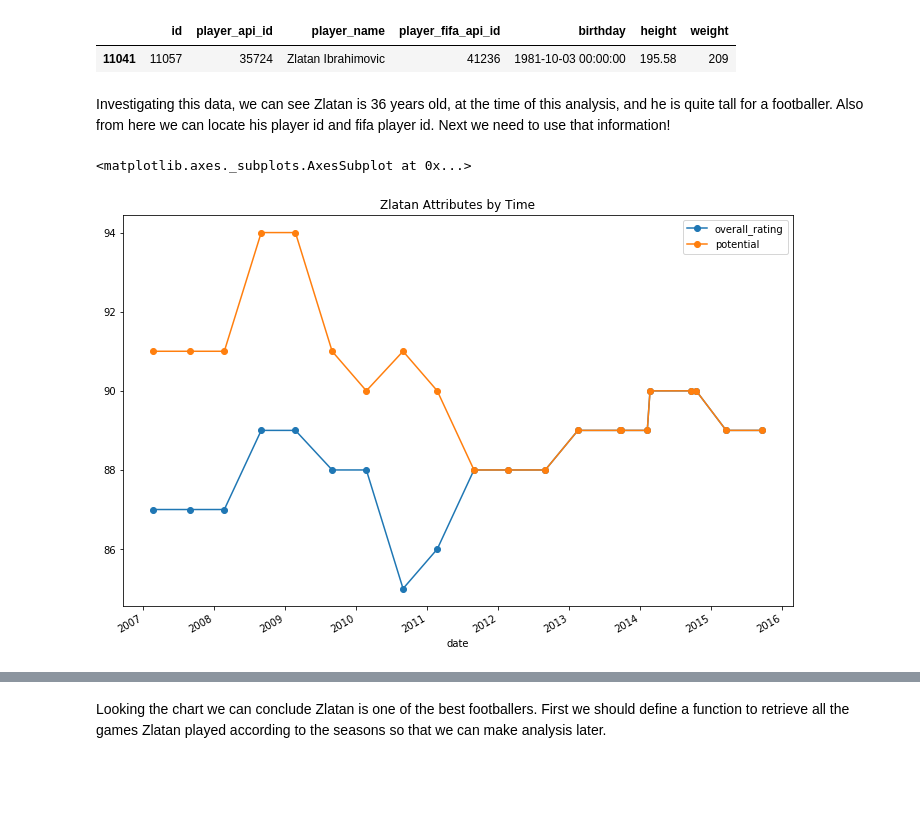
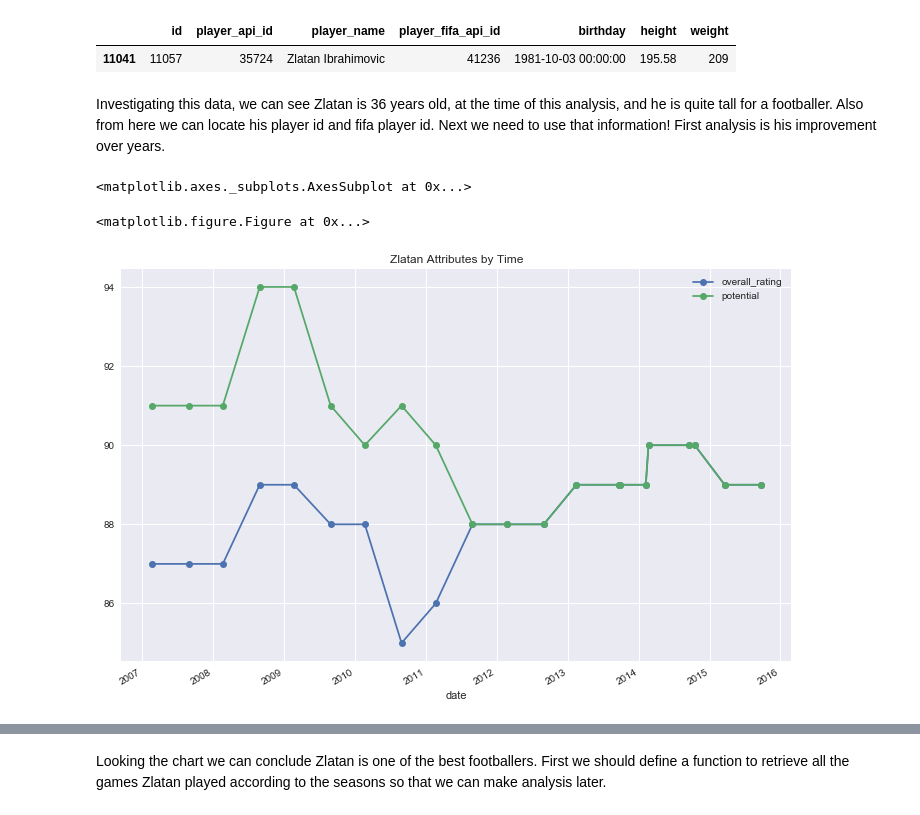
Before and after one commit to AlpinistPanda/P2_Zlatan, a Jupyter notebook: investigate-a-dataset.ipynb, the cells around one changed output, grey strips where cells are left out. Cells and saved outputs as stored; diff of their text form; code cells hidden in the pictures; blank space fills up the shorter version.

```diff
--- a/investigate-a-dataset.ipynb
+++ b/investigate-a-dataset.ipynb
@@ -62,13 +87,18 @@ zlatan
 |  | id | player_api_id | player_name | player_fifa_api_id | birthday | height | weight |
 | 11041 | 11057 | 35724 | Zlatan Ibrahimovic | 41236 | 1981-10-03 00:00:00 | 195.58 | 209 |
 # %% [markdown]
-Investigating this data, we can see Zlatan is 36 years old, at the time of this analysis, and he is quite tall for a footballer. Also from here we can locate his player id and fifa player id. Next we need to use that information!
+Investigating this data, we can see Zlatan is 36 years old, at the time of this analysis, and he is quite tall for a footballer. Also from here we can locate his player id and fifa player id. Next we need to use that information! First analysis is his improvement over years.
 # %%
-%%capture --no-display
+
+fig = plt.figure()
+fig.set_figheight(10)
+fig.set_figwidth(15)
+
 zlatan_attribs = player_attributes[player_attributes.player_fifa_api_id == 41236]
 zlatan_attribs['date'] = pd.to_datetime(zlatan_attribs.date)
 
 zlatan_attribs.plot(y=['overall_rating','potential'], x='date', figsize=(12,8),marker='o', title='Zlatan Attributes by Time')
 # %% [output]
 <matplotlib.axes._subplots.AxesSubplot at 0x...>
+<matplotlib.figure.Figure at 0x...>
-[figure, old version]
+[figure, new version]
```
Also changed, not shown: parts of 19 cells of this notebook, 1 other file.
